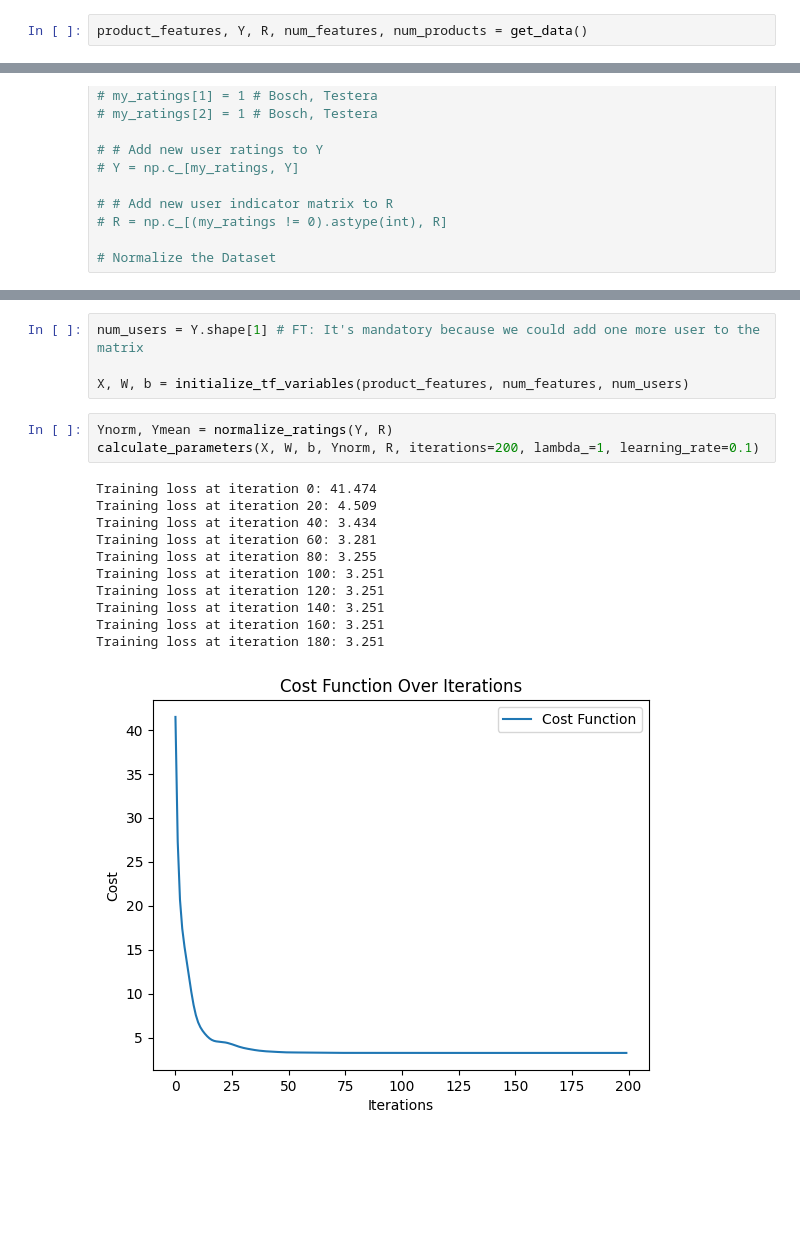
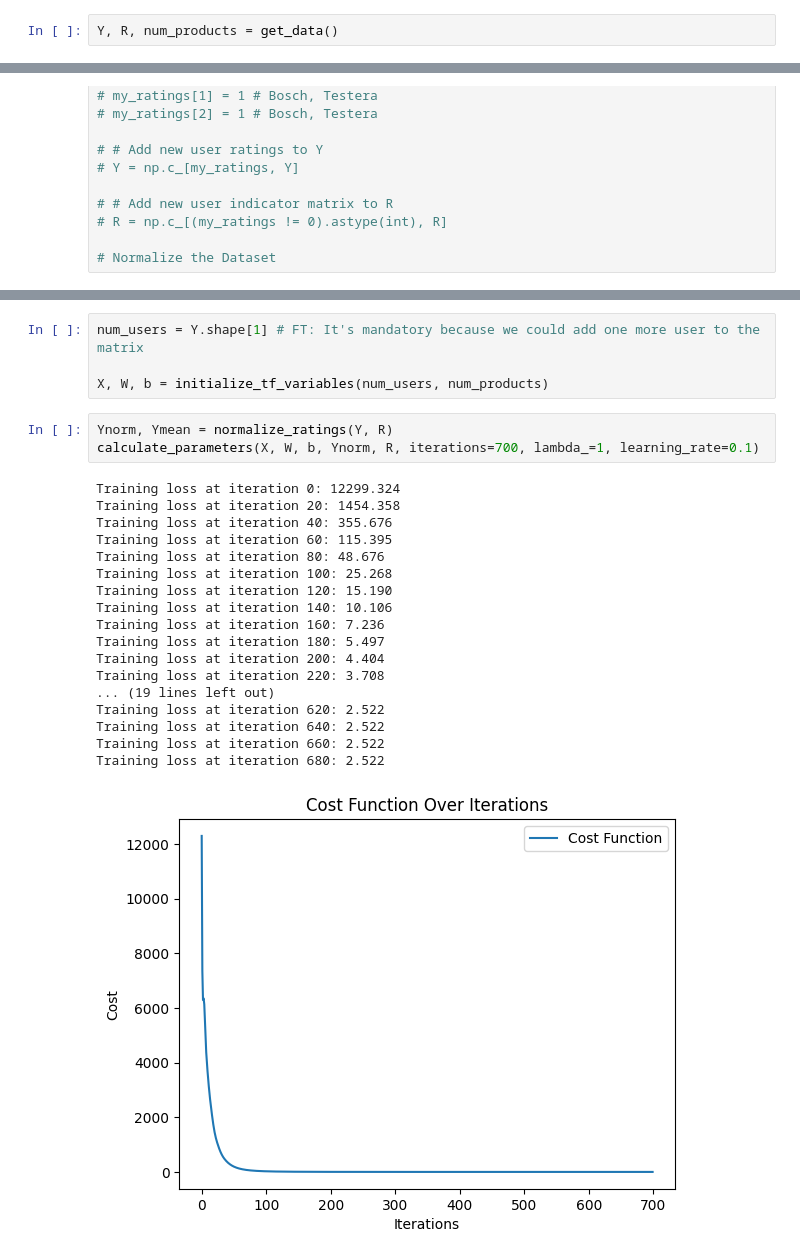
Before and after one commit to filiptrivan/pa-recommender, a Jupyter notebook: examples/linear_regression/main.ipynb, the cells around one changed output, grey strips where cells are left out. Drawn from its saved outputs; the diff is of its cells as text; blank space fills up the shorter version.

Commit message:
SGD CF: Reduced scale values for implicit feedback data; Completely removed season logic, because of recency bonus;

```diff
--- a/examples/linear_regression/main.ipynb
+++ b/examples/linear_regression/main.ipynb
@@ -14,3 +16,3 @@ save_rating_values()
 # %%
-product_features, Y, R, num_features, num_products = get_data()
+Y, R, num_products = get_data()
 # %% [output]
@@ -56,20 +38,27 @@ Day 99: 0.0142
 # %%
 num_users = Y.shape[1] # FT: It's mandatory because we could add one more user to the matrix
 
-X, W, b = initialize_tf_variables(product_features, num_features, num_users)
+X, W, b = initialize_tf_variables(num_users, num_products)
 # %%
 Ynorm, Ymean = normalize_ratings(Y, R)
-calculate_parameters(X, W, b, Ynorm, R, iterations=200, lambda_=1, learning_rate=0.1)
+calculate_parameters(X, W, b, Ynorm, R, iterations=700, lambda_=1, learning_rate=0.1)
 # %% [output]
-Training loss at iteration 0: 41.474
-Training loss at iteration 20: 4.509
-Training loss at iteration 40: 3.434
-Training loss at iteration 60: 3.281
-Training loss at iteration 80: 3.255
-Training loss at iteration 100: 3.251
-Training loss at iteration 120: 3.251
-Training loss at iteration 140: 3.251
-Training loss at iteration 160: 3.251
-Training loss at iteration 180: 3.251
+Training loss at iteration 0: 12299.324
+Training loss at iteration 20: 1454.358
+Training loss at iteration 40: 355.676
+Training loss at iteration 60: 115.395
+Training loss at iteration 80: 48.676
+Training loss at iteration 100: 25.268
+Training loss at iteration 120: 15.190
+Training loss at iteration 140: 10.106
+Training loss at iteration 160: 7.236
+Training loss at iteration 180: 5.497
+Training loss at iteration 200: 4.404
+Training loss at iteration 220: 3.708
+... (19 lines left out)
+Training loss at iteration 620: 2.522
+Training loss at iteration 640: 2.522
+Training loss at iteration 660: 2.522
+Training loss at iteration 680: 2.522
-[figure, old version]
+[figure, new version]
 # %%
```
Also changed, not shown: parts of 5 cells of this notebook, 4 other files.
